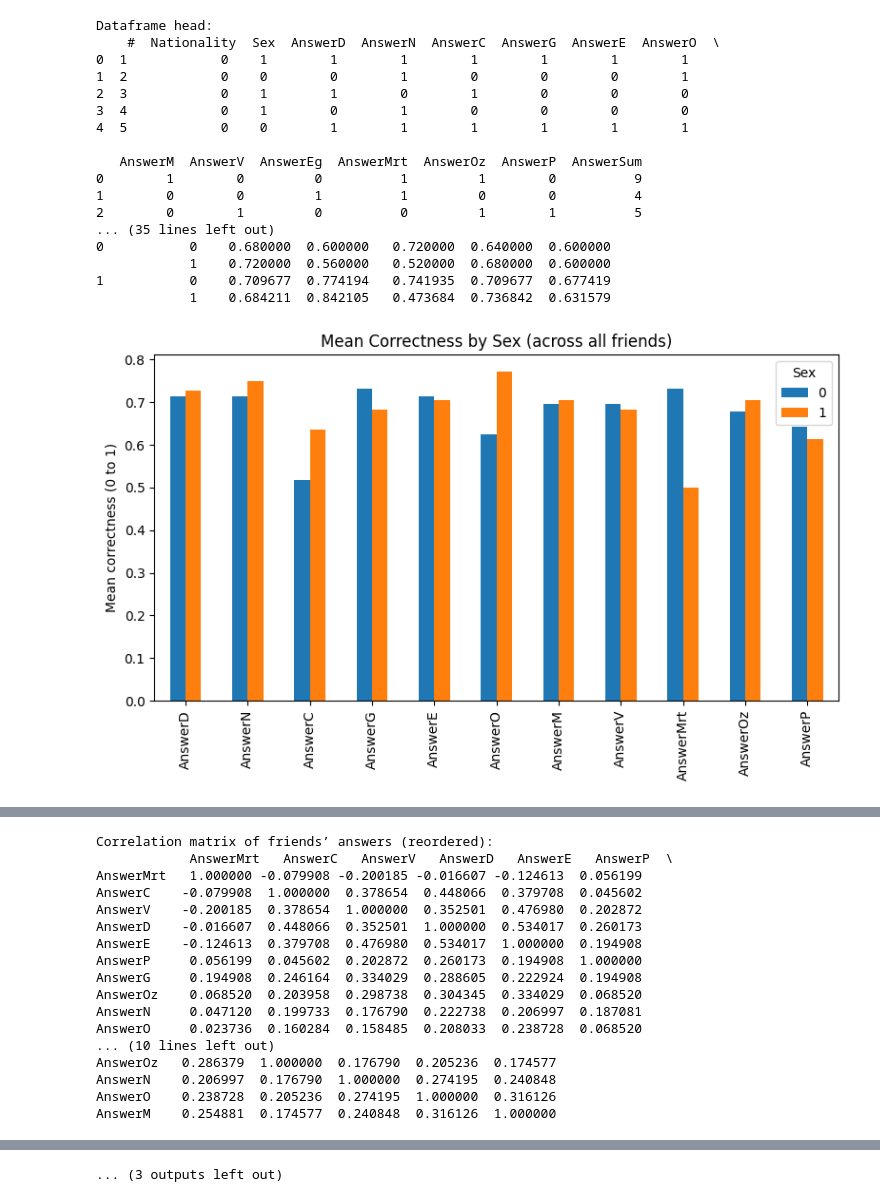
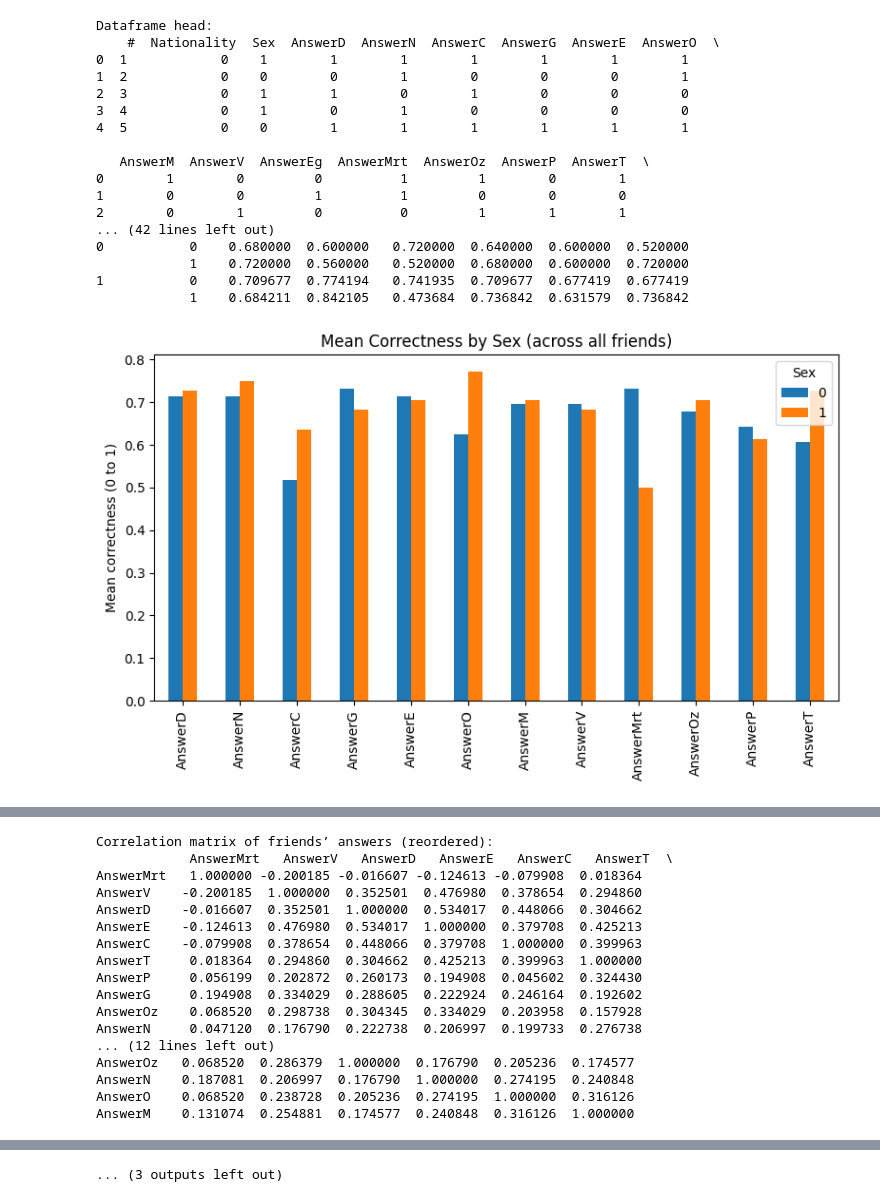
Before and after one commit to GuramL/ArmeniaGeorgia, a Jupyter notebook: Code.ipynb, the cells around one changed output, grey strips where cells are left out. Cells and saved outputs as stored; diff of their text form; code cells hidden in the pictures.

```diff
--- a/Code.ipynb
+++ b/Code.ipynb
@@ -16,7 +16,7 @@ print("Dataframe head:\n", df.head())
 
 # List of friend answer columns (i.e., correctness indicators)
 friend_cols = ['AnswerD', 'AnswerN', 'AnswerC', 'AnswerG',
-               'AnswerE', 'AnswerO', 'AnswerM', 'AnswerV', 'AnswerEg','AnswerMrt','AnswerOz','AnswerP']
+               'AnswerE', 'AnswerO', 'AnswerM', 'AnswerV', 'AnswerEg','AnswerMrt','AnswerOz','AnswerP','AnswerT']
 
 # (A) Distribution of correct answers by Nationality
 nationality_dist = df.groupby('Nationality')[friend_cols].mean()
@@ -285,7 +285,7 @@ print("Dataframe head:\n", df.head())
 
 # List of friend answer columns (i.e., correctness indicators)
 friend_cols = ['AnswerD', 'AnswerN', 'AnswerC', 'AnswerG',
-               'AnswerE', 'AnswerO', 'AnswerM', 'AnswerV','AnswerMrt','AnswerOz','AnswerP']
+               'AnswerE', 'AnswerO', 'AnswerM', 'AnswerV','AnswerMrt','AnswerOz','AnswerP','AnswerT']
 
 # (A) Distribution of correct answers by Nationality
 nationality_dist = df.groupby('Nationality')[friend_cols].mean()
@@ -397,40 +397,40 @@ for nat in unique_nationalities:
     plt.show()
 
 # ========== 5. ADDITIONAL IDEAS FOR ANALYSIS ==========
 
 # - You could look at the distribution of AnswerSum by Nationality and Sex:
 sum_dist = df.groupby(['Nationality','Sex'])['AnswerSum'].mean()
 print("\nMean of AnswerSum by Nationality and Sex:\n", sum_dist)
 
 # - You could check the correlation of each friend’s correctness with AnswerSum:
 friend_sum_corr = df[friend_cols + ['AnswerSum']].corr()['AnswerSum'].drop('AnswerSum')
 print("\nCorrelation of each friend’s correctness with AnswerSum:\n", friend_sum_corr)
 
 # - You could also visually compare how often each friend was correct across all observations:
 mean_correctness_per_friend = df[friend_cols].mean()
 fig, ax = plt.subplots(figsize=(8, 5))
 mean_correctness_per_friend.plot(kind='bar', ax=ax, color='skyblue')
 ax.set_ylim([0, 1])
 ax.set_title('Overall Mean Correctness per Friend')
 ax.set_ylabel('Mean correctness (0 to 1)')
 plt.tight_layout()
 plt.show()
 # %% [output]
 Dataframe head:
     #  Nationality  Sex  AnswerD  AnswerN  AnswerC  AnswerG  AnswerE  AnswerO  \
 0  1            0    1        1        1        1        1        1        1
 1  2            0    0        0        1        0        0        0        1
 2  3            0    1        1        0        1        0        0        0
 3  4            0    1        0        1        0        0        0        0
 4  5            0    0        1        1        1        1        1        1
 
-   AnswerM  AnswerV  AnswerEg  AnswerMrt  AnswerOz  AnswerP  AnswerSum
-0        1        0         0          1         1        0          9
-1        0        0         1          1         0        0          4
-2        0        1         0          0         1        1          5
-... (35 lines left out)
-0           0    0.680000  0.600000   0.720000  0.640000  0.600000
-            1    0.720000  0.560000   0.520000  0.680000  0.600000
-1           0    0.709677  0.774194   0.741935  0.709677  0.677419
-            1    0.684211  0.842105   0.473684  0.736842  0.631579
+   AnswerM  AnswerV  AnswerEg  AnswerMrt  AnswerOz  AnswerP  AnswerT  \
+0        1        0         0          1         1        0        1
+1        0        0         1          1         0        0        0
+2        0        1         0          0         1        1        1
+... (42 lines left out)
+0           0    0.680000  0.600000   0.720000  0.640000  0.600000  0.520000
+            1    0.720000  0.560000   0.520000  0.680000  0.600000  0.720000
+1           0    0.709677  0.774194   0.741935  0.709677  0.677419  0.677419
+            1    0.684211  0.842105   0.473684  0.736842  0.631579  0.736842
-[figure, old version]
+[figure, new version]
@@ -438,17 +438,17 @@ Dataframe head:
 Correlation matrix of friends’ answers (reordered):
-            AnswerMrt   AnswerC   AnswerV   AnswerD   AnswerE   AnswerP  \
-AnswerMrt   1.000000 -0.079908 -0.200185 -0.016607 -0.124613  0.056199
-AnswerC    -0.079908  1.000000  0.378654  0.448066  0.379708  0.045602
-AnswerV    -0.200185  0.378654  1.000000  0.352501  0.476980  0.202872
-AnswerD    -0.016607  0.448066  0.352501  1.000000  0.534017  0.260173
-AnswerE    -0.124613  0.379708  0.476980  0.534017  1.000000  0.194908
-AnswerP     0.056199  0.045602  0.202872  0.260173  0.194908  1.000000
-AnswerG     0.194908  0.246164  0.334029  0.288605  0.222924  0.194908
-AnswerOz    0.068520  0.203958  0.298738  0.304345  0.334029  0.068520
-AnswerN     0.047120  0.199733  0.176790  0.222738  0.206997  0.187081
-AnswerO     0.023736  0.160284  0.158485  0.208033  0.238728  0.068520
-... (10 lines left out)
-AnswerOz   0.286379  1.000000  0.176790  0.205236  0.174577
-AnswerN    0.206997  0.176790  1.000000  0.274195  0.240848
-AnswerO    0.238728  0.205236  0.274195  1.000000  0.316126
-AnswerM    0.254881  0.174577  0.240848  0.316126  1.000000
+            AnswerMrt   AnswerV   AnswerD   AnswerE   AnswerC   AnswerT  \
+AnswerMrt   1.000000 -0.200185 -0.016607 -0.124613 -0.079908  0.018364
+AnswerV    -0.200185  1.000000  0.352501  0.476980  0.378654  0.294860
+AnswerD    -0.016607  0.352501  1.000000  0.534017  0.448066  0.304662
+AnswerE    -0.124613  0.476980  0.534017  1.000000  0.379708  0.425213
+AnswerC    -0.079908  0.378654  0.448066  0.379708  1.000000  0.399963
+AnswerT     0.018364  0.294860  0.304662  0.425213  0.399963  1.000000
+AnswerP     0.056199  0.202872  0.260173  0.194908  0.045602  0.324430
+AnswerG     0.194908  0.334029  0.288605  0.222924  0.246164  0.192602
+AnswerOz    0.068520  0.298738  0.304345  0.334029  0.203958  0.157928
+AnswerN     0.047120  0.176790  0.222738  0.206997  0.199733  0.276738
+... (12 lines left out)
+AnswerOz   0.068520  0.286379  1.000000  0.176790  0.205236  0.174577
+AnswerN    0.187081  0.206997  0.176790  1.000000  0.274195  0.240848
+AnswerO    0.068520  0.238728  0.205236  0.274195  1.000000  0.316126
+AnswerM    0.131074  0.254881  0.174577  0.240848  0.316126  1.000000
```
Also changed, not shown: parts of 2 cells of this notebook, 1 other file.
